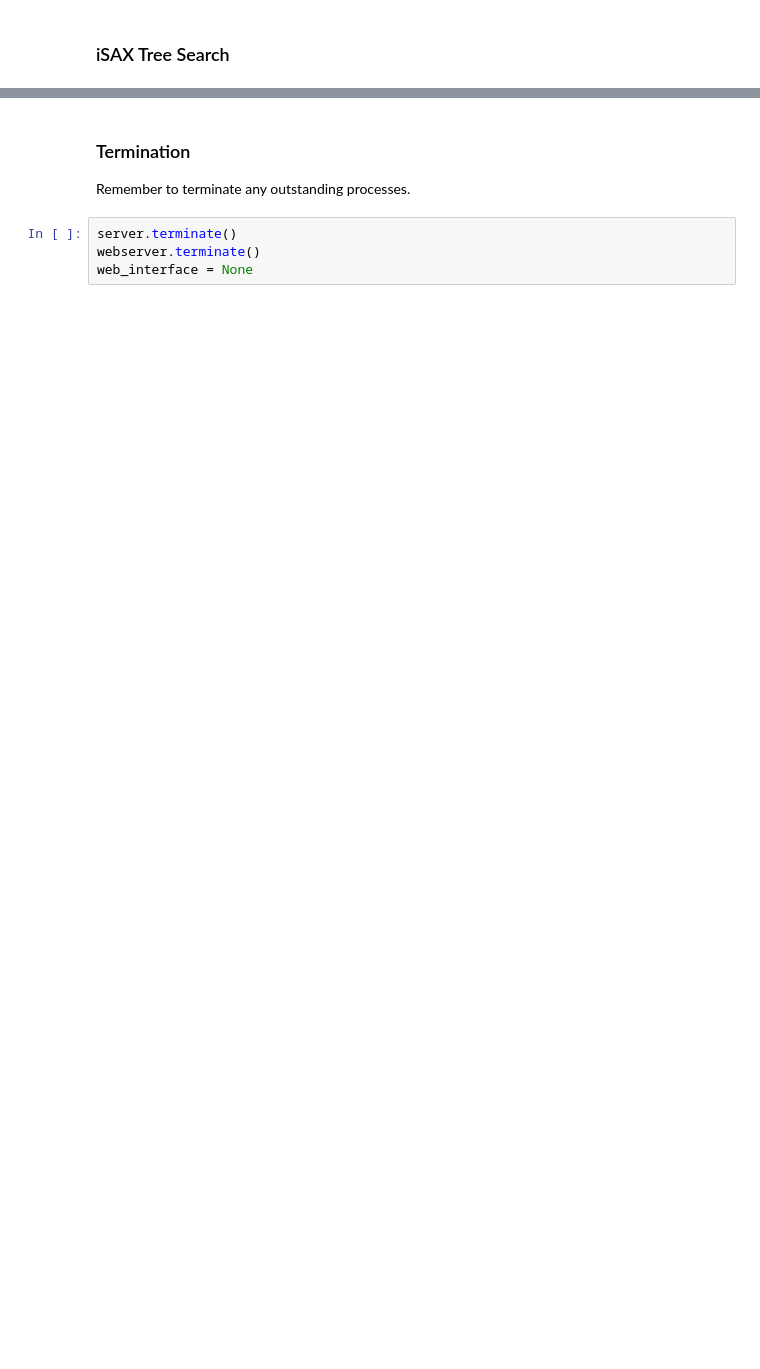
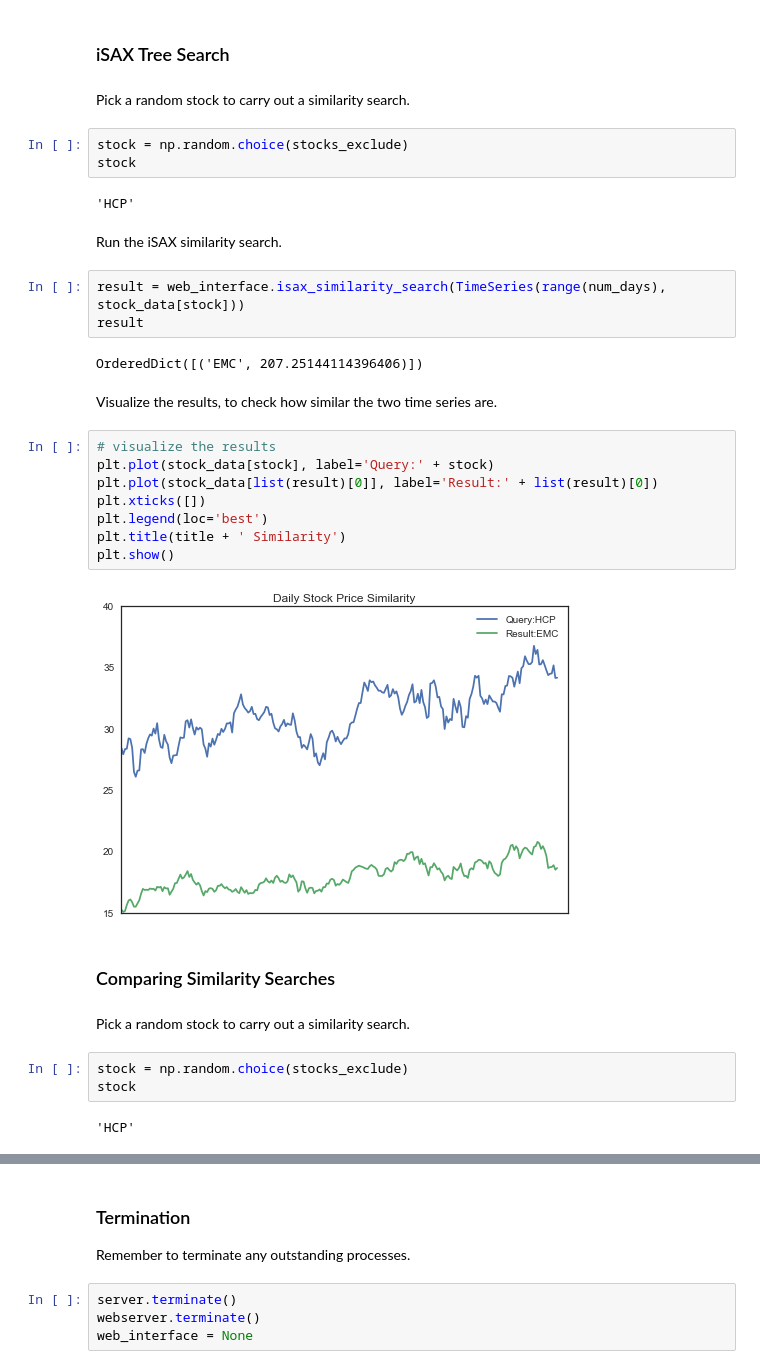
Before and after one commit to Mynti207/TimeDB, a Jupyter notebook: docs/stock_example.ipynb, the cells around one changed output, grey strips where cells are left out. Drawn from its saved outputs; the diff is of its cells as text; blank space fills up the shorter version.

Commit message:
isax complete

```diff
--- a/docs/stock_example.ipynb
+++ b/docs/stock_example.ipynb
@@ -140,2 +140,37 @@ plt.show()
 # %% [markdown]
 ### iSAX Tree Search
+# %% [markdown]
+Pick a random stock to carry out a similarity search.
+# %%
+stock = np.random.choice(stocks_exclude)
+stock
+# %% [output]
+'HCP'
+# %% [markdown]
+Run the iSAX similarity search.
+# %%
+result = web_interface.isax_similarity_search(TimeSeries(range(num_days), stock_data[stock]))
+result
+# %% [output]
+OrderedDict([('EMC', 207.25144114396406)])
+# %% [markdown]
+Visualize the results, to check how similar the two time series are.
+# %%
+# visualize the results
+plt.plot(stock_data[stock], label='Query:' + stock)
+plt.plot(stock_data[list(result)[0]], label='Result:' + list(result)[0])
+plt.xticks([])
+plt.legend(loc='best')
+plt.title(title + ' Similarity')
+plt.show()
+# %% [output]
+[figure, added]
+# %% [markdown]
+### Comparing Similarity Searches
+# %% [markdown]
+Pick a random stock to carry out a similarity search.
+# %%
+stock = np.random.choice(stocks_exclude)
+stock
+# %% [output]
+'HCP'
```
Also changed, not shown: parts of 15 cells of this notebook, 10 other files.
